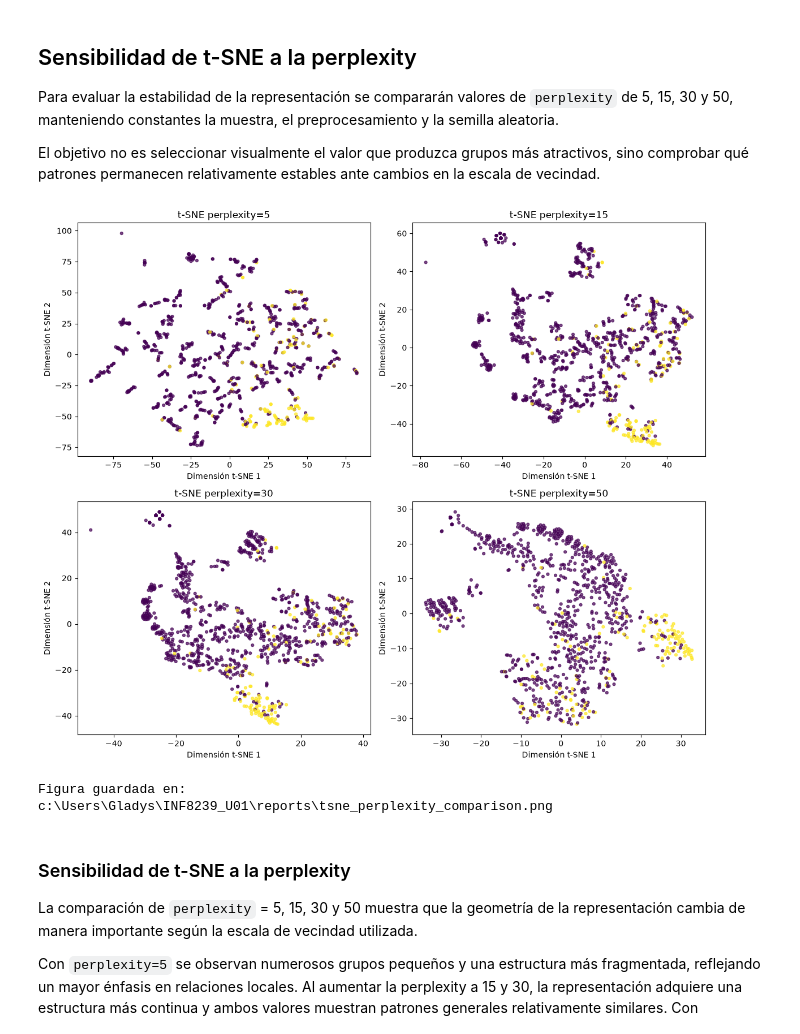
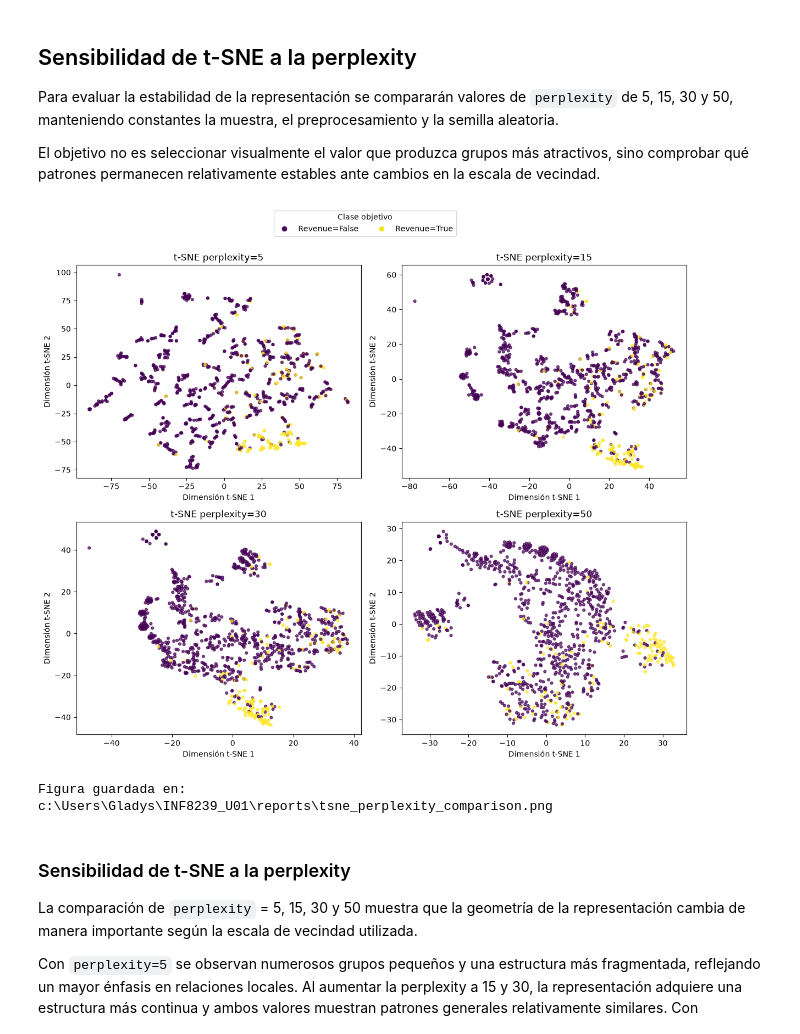
Before and after one commit to GladysAntomarchi/INF8239_U01, a Jupyter notebook: notebooks/04_green_ai_experiments.ipynb, the cells around one changed output. Drawn from its saved outputs; the diff is of its cells as text; code cells hidden in the pictures.

Commit message:
docs: improve t-SNE figures with class legends

```diff
--- a/notebooks/04_green_ai_experiments.ipynb
+++ b/notebooks/04_green_ai_experiments.ipynb
@@ -782,7 +845,13 @@ Para evaluar la estabilidad de la representación se compararán valores de `per
 
 El objetivo no es seleccionar visualmente el valor que produzca grupos más atractivos, sino comprobar qué patrones permanecen relativamente estables ante cambios en la escala de vecindad.
 # %%
+from sklearn.manifold import TSNE
+from matplotlib.lines import Line2D
+
 perplexities = [5, 15, 30, 50]
+
+# Codificación del target para mantener colores consistentes
+y_codes = pd.Categorical(y_sample, categories=[False, True]).codes
 
 fig, axes = plt.subplots(
     2,
@@ -796,36 +865,64 @@ for ax, perplexity in zip(axes.ravel(), perplexities):
         perplexity=perplexity,
         random_state=42,
         init="pca",
         learning_rate="auto",
     ).fit_transform(scaled_sample)
 
     ax.scatter(
         embedding[:, 0],
         embedding[:, 1],
-        c=pd.Categorical(y_sample).codes,
+        c=y_codes,
         s=12,
         cmap="viridis",
         alpha=0.7,
     )
 
     ax.set_title(f"t-SNE perplexity={perplexity}")
     ax.set_xlabel("Dimensión t-SNE 1")
     ax.set_ylabel("Dimensión t-SNE 2")
 
+# Crear leyenda manual usando los colores extremos de viridis
+legend_elements = [
+    Line2D(
+        [0], [0],
+        marker="o",
+        color="w",
+        label="Revenue=False",
+        markerfacecolor=plt.cm.viridis(0.02),
+        markersize=8,
+    ),
+    Line2D(
+        [0], [0],
+        marker="o",
+        color="w",
+        label="Revenue=True",
+        markerfacecolor=plt.cm.viridis(0.98),
+        markersize=8,
+    ),
+]
+
+fig.legend(
+    handles=legend_elements,
+    title="Clase objetivo",
+    loc="upper center",
+    ncol=2,
+    bbox_to_anchor=(0.5, 1.02),
+)
+
 perplexity_path = reports_dir / "tsne_perplexity_comparison.png"
 
-plt.tight_layout()
+plt.tight_layout(rect=[0, 0, 1, 0.95])
 plt.savefig(
     perplexity_path,
     dpi=160,
     bbox_inches="tight",
 )
 plt.show()
 
 print("Figura guardada en:")
 print(perplexity_path)
 # %% [output]
-[figure, old version]
+[figure, new version]
 Figura guardada en:
 c:\Users\Gladys\INF8239_U01\reports\tsne_perplexity_comparison.png
 # %% [markdown]
```
Also changed, not shown: parts of 1 cell of this notebook, 2 other files.
